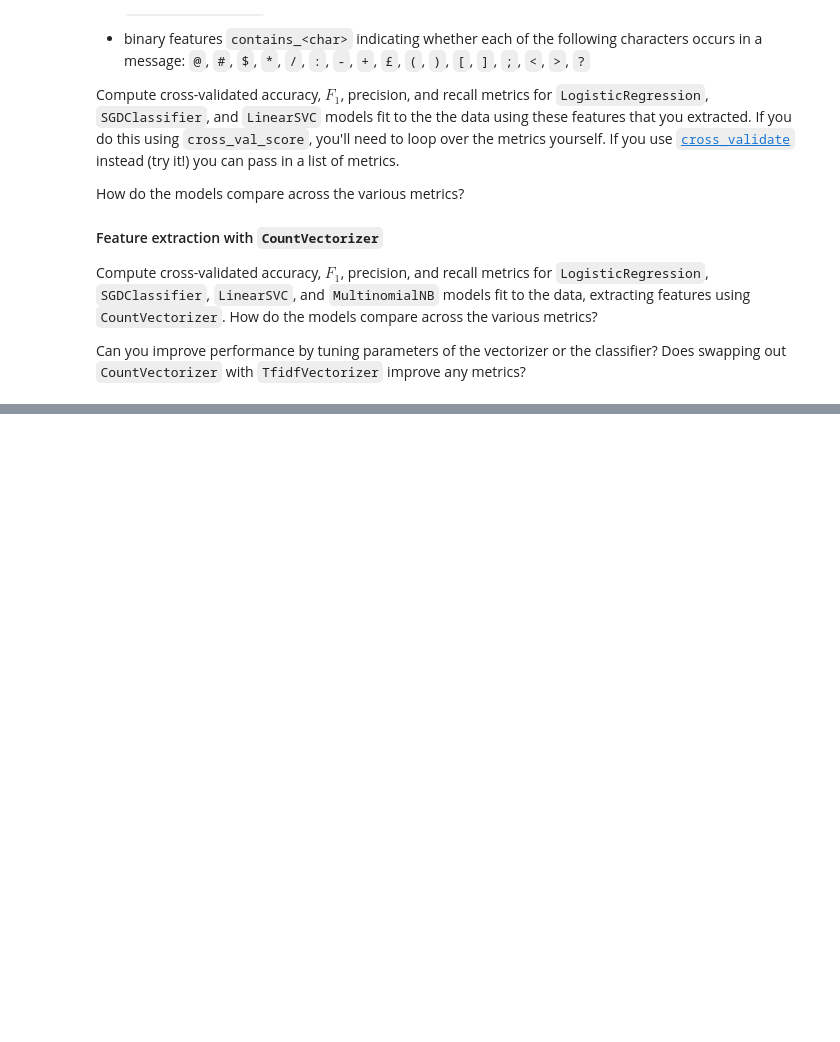
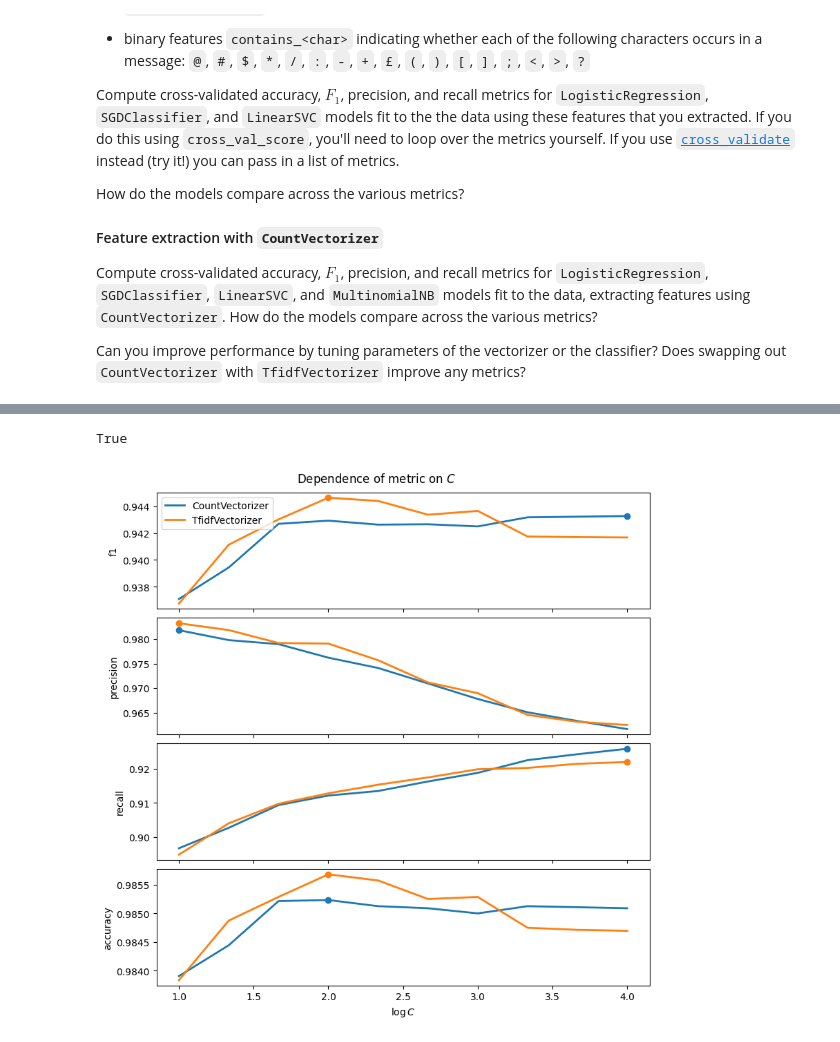
Before and after one commit to mgreenbe/DATA607S2025, a Jupyter notebook: assignment_2.ipynb, the cells around one changed output, grey strips where cells are left out. Cells and saved outputs as stored; diff of their text form; code cells hidden in the pictures; blank space fills up the shorter version.

```diff
--- a/assignment_2.ipynb
+++ b/assignment_2.ipynb
@@ -84,0 +325,14 @@ Can you improve performance by tuning parameters of the vectorizer or the classi
+# %%
+model = MultinomialNB()
+model_name = model.__class__.__name__.lower()
+search = GridSearchCV(
+    estimator=make_pipeline(TfidfVectorizer(), Normalizer(), model),
+    param_grid={
+        f"{model_name}__{param_name}": param_array,
+        "tfidfvectorizer__use_idf": [False, True],
+    },
+    scoring=["f1", "precision", "recall", "accuracy"],
+    refit="f1",
+    verbose=1,
+)
+search.fit(X, y)
@@ -84,0 +361,4 @@ Can you improve performance by tuning parameters of the vectorizer or the classi
+# %%
+np.allclose(U.todense().max(), V.todense().max())
+# %% [output]
+True
@@ -84,0 +389,38 @@ Can you improve performance by tuning parameters of the vectorizer or the classi
+# %%
+X = df["message"]
+y = df["is_spam"]
+
+fig, axes = plt.subplots(
+    nrows=4, ncols=1, figsize=(8, 8), sharex=True, layout="constrained"
+)
+fig.suptitle("Dependence of metric on $C$")
+
+for i, vectorizer in enumerate([CountVectorizer(), TfidfVectorizer()]):
+    mean_test_scores = compute_test_scores(
+        vectorizer,
+        model,
+        X,
+        y,
+        "C",
+        np.logspace(1, 4, 10),
+        ["f1", "precision", "recall", "accuracy"],
+        cv=RepeatedStratifiedKFold(),
+    )
+    for ax, metric in zip(axes, metrics):
+        ax.plot(
+            np.log10(mean_test_scores.index),
+            mean_test_scores[metric],
+            f"C{i}",
+            lw=2,
+            label=vectorizer.__class__.__name__,
+        )
+        C = mean_test_scores[metric].idxmax()
+        score = mean_test_scores.loc[C, metric]
+        ax.plot(np.log10(C), score, f"C{i}o")  # type: ignore
+        ax.set_ylabel(metric)
+
+axes[0].legend(loc="upper left")
+axes[-1].set_xlabel("$\\log C$")
+plt.show()
+# %% [output]
+[figure, added]
```
Also changed, not shown: parts of 24 cells of this notebook.
